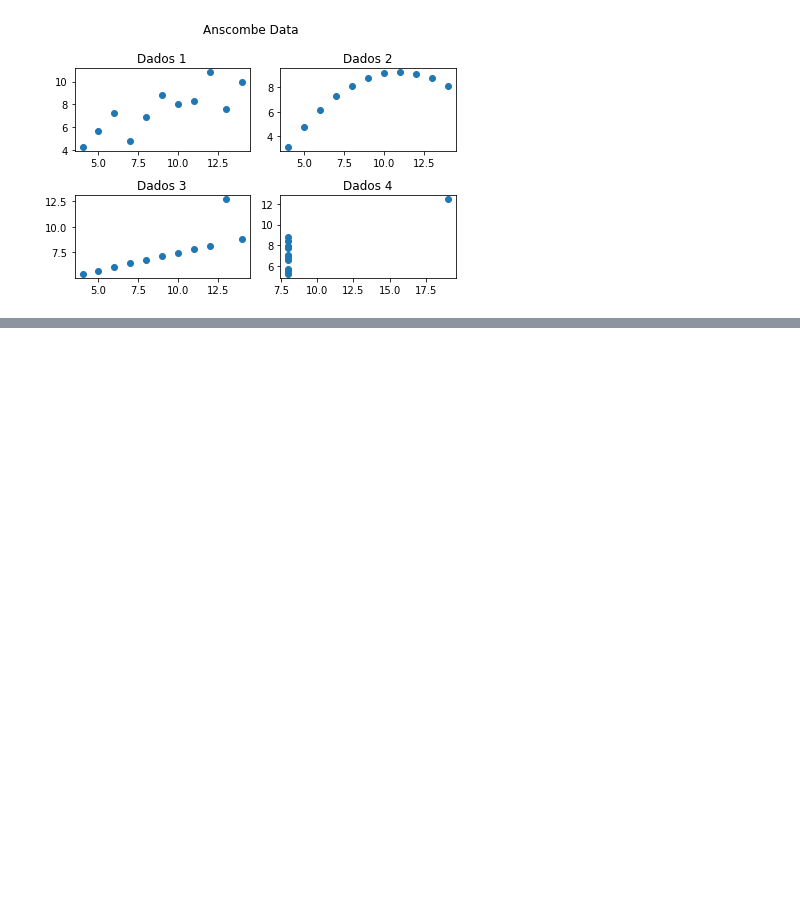
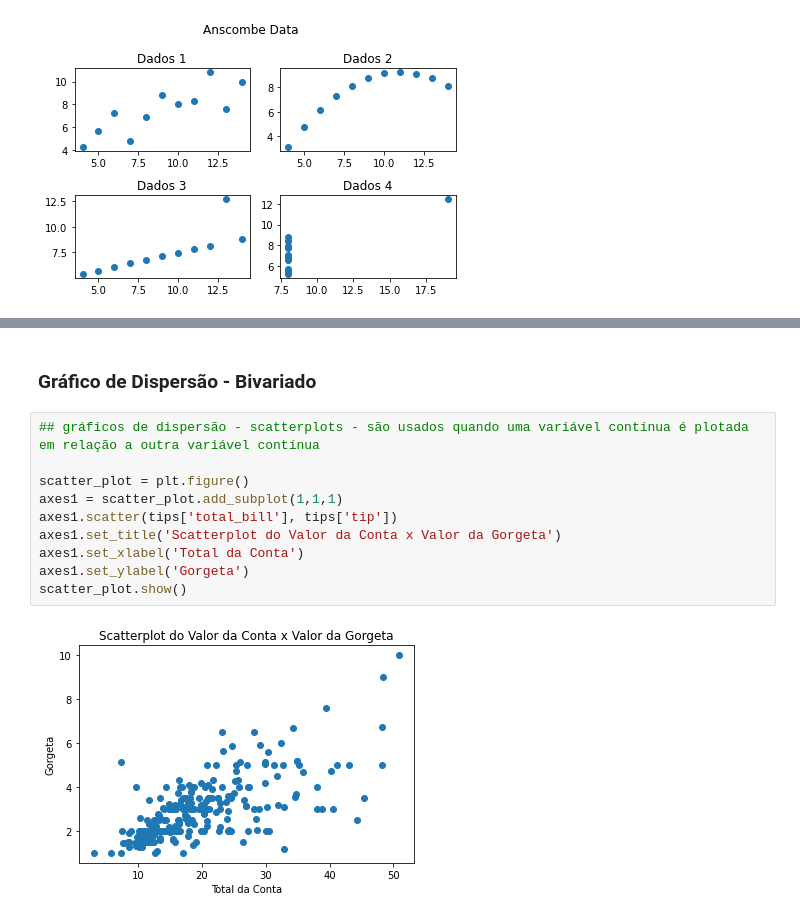
Before and after one commit to Jose-Paschoal/Analise_Dados_Pandas, a Jupyter notebook: 03 - Introdução à Plotagem - Análise de Dados com Pandas.ipynb, the cells around one changed output, grey strips where cells are left out. Saved outputs shown, nothing was run; the diff lists cells and outputs as text; blank space fills up the shorter version.

```diff
--- a/03 - Introdução à Plotagem - Análise de Dados com Pandas.ipynb
+++ b/03 - Introdução à Plotagem - Análise de Dados com Pandas.ipynb
@@ -81,0 +115,14 @@ fig.tight_layout()
+# %% [markdown]
+### Gráfico de Dispersão - Bivariado
+# %%
+## gráficos de dispersão - scatterplots - são usados quando uma variável contínua é plotada em relação a outra variável contínua
+
+scatter_plot = plt.figure()
+axes1 = scatter_plot.add_subplot(1,1,1)
+axes1.scatter(tips['total_bill'], tips['tip'])
+axes1.set_title('Scatterplot do Valor da Conta x Valor da Gorgeta')
+axes1.set_xlabel('Total da Conta')
+axes1.set_ylabel('Gorgeta')
+scatter_plot.show()
+# %% [output]
+[figure, added]
```
Also changed, not shown: parts of 6 cells of this notebook.
